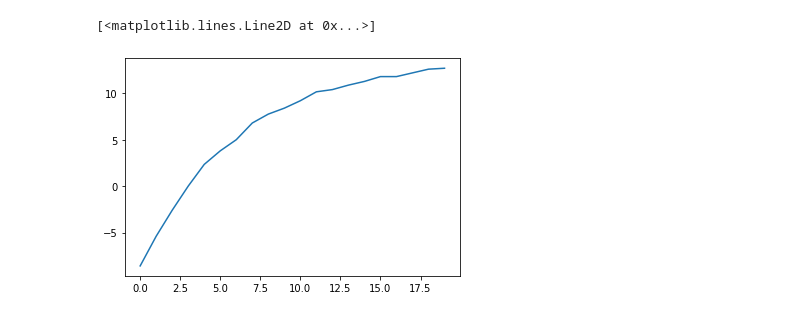
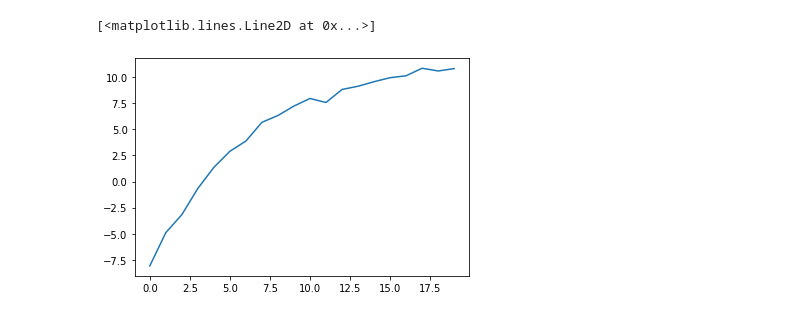
Before and after one commit to ChristianIvanov422/Phys-359, a Jupyter notebook: Lab-1/analysis/interim1.ipynb, the cells around one changed output. Drawn from its saved outputs; the diff is of its cells as text; code cells hidden in the pictures.

```diff
--- a/Lab-1/analysis/interim1.ipynb
+++ b/Lab-1/analysis/interim1.ipynb
@@ -40,15 +31,0 @@ array([-10.  ,  -6.  ,  -2.8 ,   0.8 ,   2.28,   3.8 ,   5.04,   6.4 ,
-# %%
-amp[0] = -8.6
-amp[1] = -5.4
-amp[2] = -2.6
-amp[3] = 0
-amp[4] = 2.34
-amp[5] = 3.8
-amp[6] = 5
-amp[7] = 6.8
-amp[-5]=11.8
-amp[-1]=12.7
-plt.plot(amp)
-# %% [output]
-[<matplotlib.lines.Line2D at 0x...>]
-[figure, removed]
@@ -55,3 +35,12 @@ plt.plot(amp)
+# %%
+x = np.linspace(10,200,20)
+data = func(x)
+error = np.random.normal(0,0.28,len(x))
+data = data+error
+plt.plot(data)
+# %% [output]
+[<matplotlib.lines.Line2D at 0x...>]
+[figure, added]
 # %%
 fit = sm.data.fitter()
 fit.set_functions(f='M0*(1-2*exp(-x/(T1)))', p='M0,T1')
```
Also changed, not shown: parts of 3 cells of this notebook.
